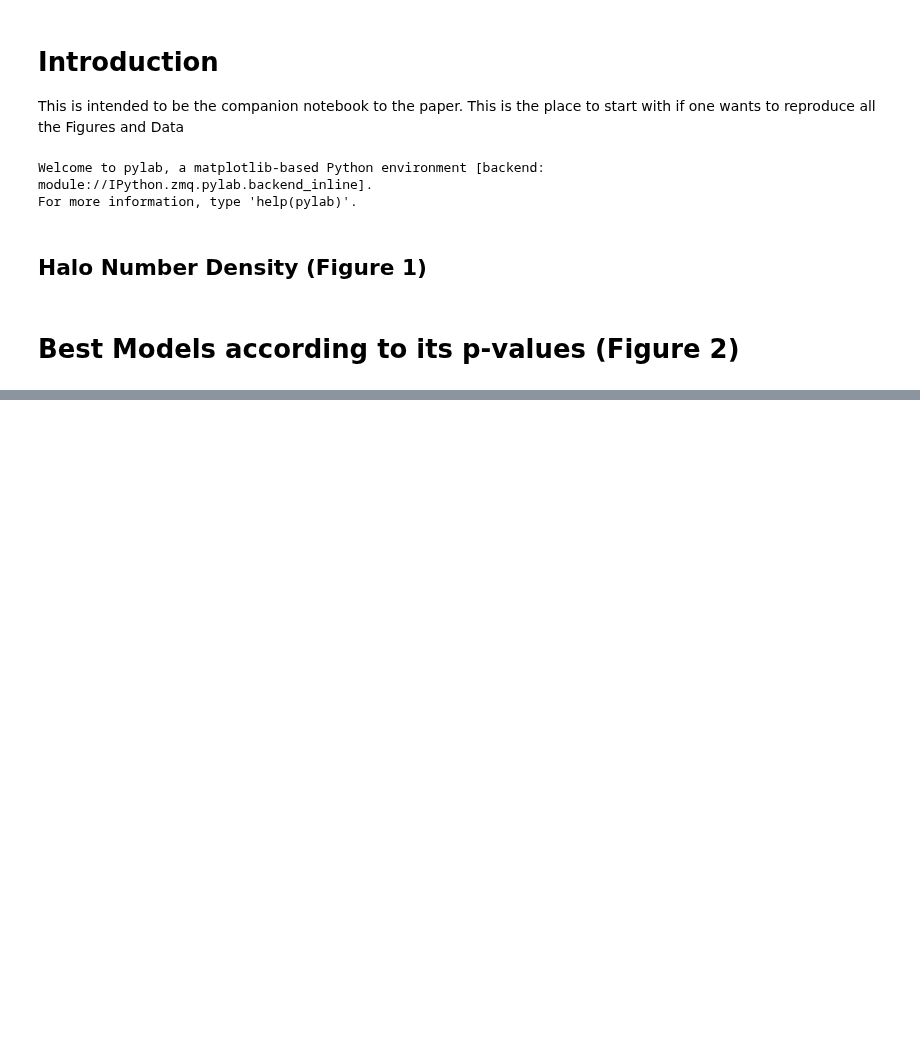
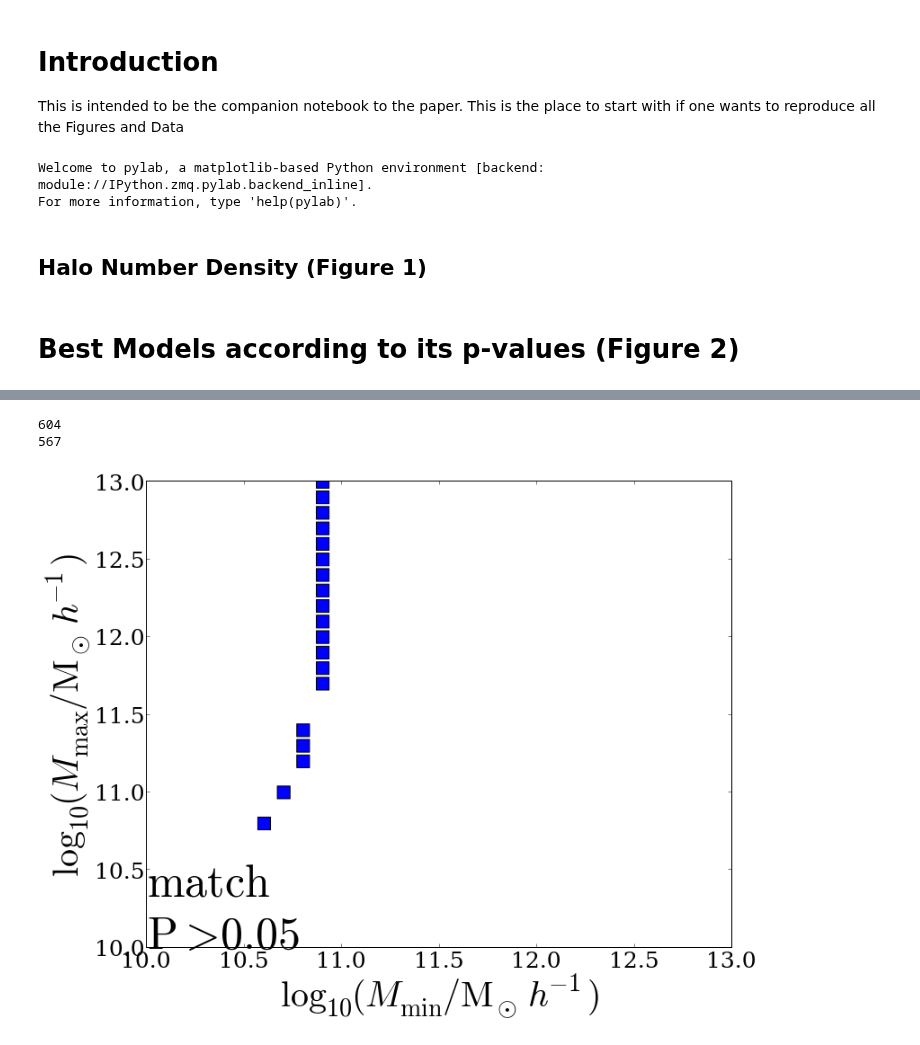
Before and after one commit to forero/CosmicVarianceLAES, a Jupyter notebook: code/paper.ipynb, the cells around one changed output, grey strips where cells are left out. Saved outputs shown, nothing was run; the diff lists cells and outputs as text; code cells hidden in the pictures; blank space fills up the shorter version.

Commit message:
new figures, narrowing down the model selection

```diff
--- a/code/paper.ipynb
+++ b/code/paper.ipynb
@@ -591,27 +622,31 @@ def plot_mocks_model(box_x_id, box_y_id, box_z_id, min_mass, max_mass, f_occ, fi
 # %%
 Figure1 = False
 Figure2 = False
 Figure3 = False
-Figure4 = False
-Figure5 = False
+Figure4 = True
+Figure5 = True
 
 
 if Figure1:
     make_figure1()
 
 if Figure2:
     make_figure2('FOF', p_threshold=0.05, survey_name='match')
     make_figure2('FOF', p_threshold=0.05, survey_name='random')
     make_figure2('FOF', p_threshold=0.05, survey_name='full')
 
 if Figure3:
     make_figure3('FOF', p_threshold=0.05, survey_name='random')
     make_figure3('FOF', p_threshold=0.05, survey_name='match')
 
 if Figure4:
     make_figure4('FOF', p_threshold=0.05, survey_name='random')
     make_figure4('FOF', p_threshold=0.05, survey_name='match')
 
 if Figure5:
     make_figure5('FOF', p_threshold=0.05, survey_name='random')
     make_figure5('FOF', p_threshold=0.05, survey_name='match')
+# %% [output]
+604
+567
+[figure, added]
```
Also changed, not shown: parts of 6 cells of this notebook.
